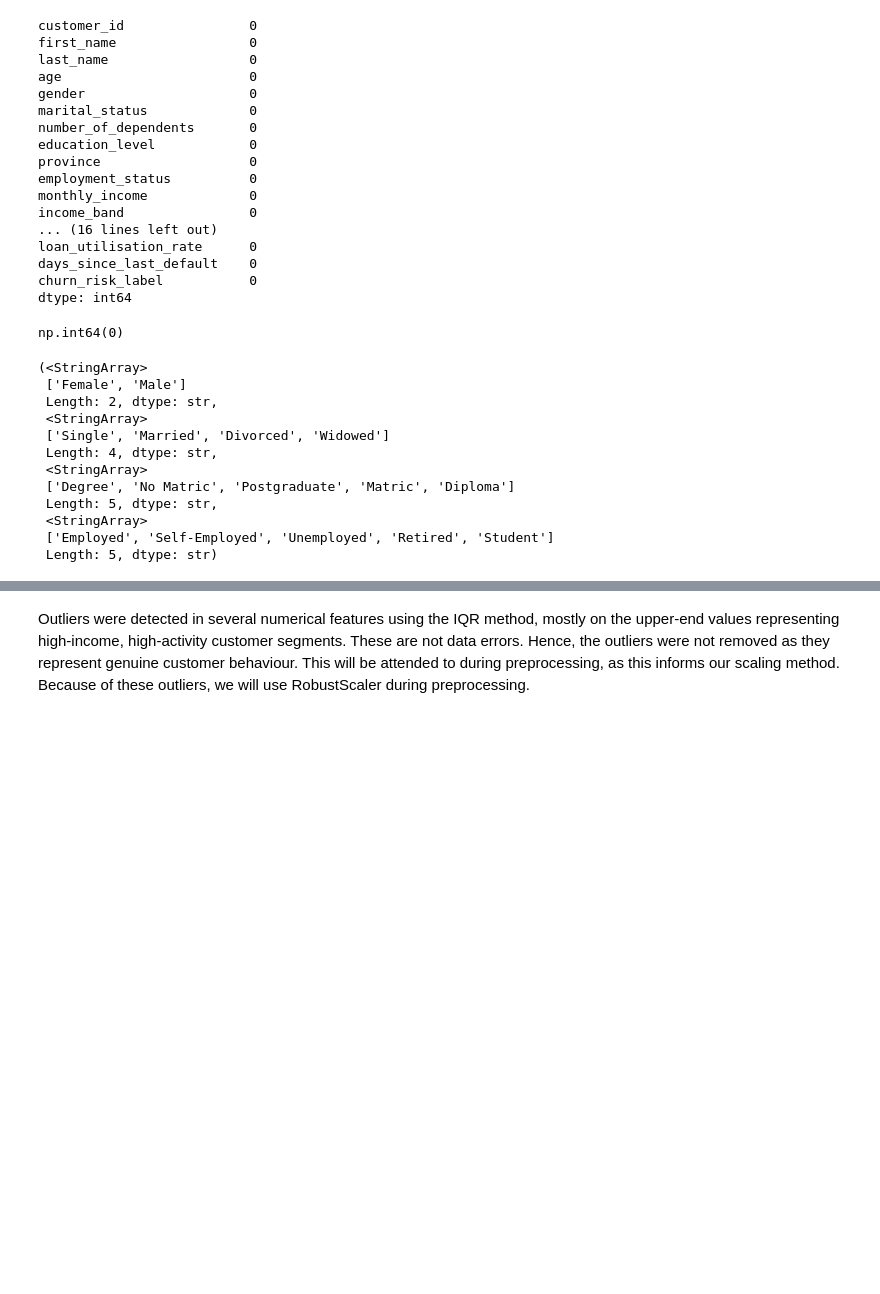
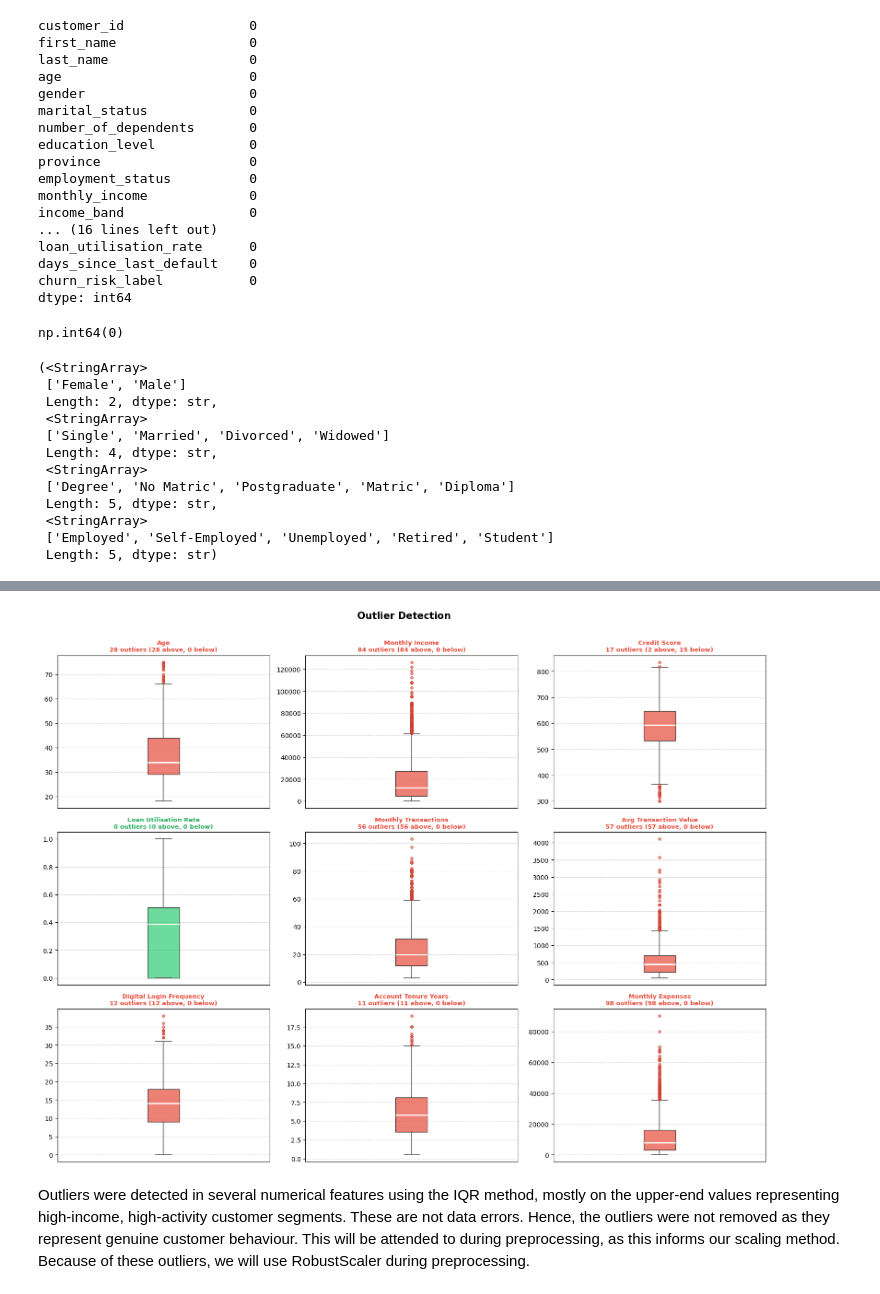
Before and after one commit to MukundiRams/customer-intelligence, a Jupyter notebook: retail-core.ipynb, the cells around one changed output, grey strips where cells are left out. Drawn from its saved outputs; the diff is of its cells as text; code cells hidden in the pictures; blank space fills up the shorter version.

```diff
--- a/retail-core.ipynb
+++ b/retail-core.ipynb
@@ -265,3 +231,84 @@ monthly_expenses:
+# %%
+# Visualie the distributions and outliers using boxplots
+outlier_cols = [
+    'age', 'monthly_income', 'credit_score',
+    'loan_utilisation_rate', 'monthly_transactions', 'avg_transaction_value',
+    'digital_login_frequency', 'account_tenure_years', 'monthly_expenses'
+]
+
+fig, axes = plt.subplots(3, 3, figsize=(16, 12))
+axes = axes.flatten()
+
+for idx, col in enumerate(outlier_cols):
+
+    # IQR
+    Q1  = df[col].quantile(0.25)
+    Q3  = df[col].quantile(0.75)
+    IQR = Q3 - Q1
+    upper_bound = Q3 + 1.5 * IQR
+    lower_bound = Q1 - 1.5 * IQR
+
+    n_upper = (df[col] > upper_bound).sum()
+    n_lower = (df[col] < lower_bound).sum()
+    n_total = n_upper + n_lower
+
+    # Colour the box red if outliers exist, green if clean
+    box_color = "#e74c3c" if n_total > 0 else "#2ecc71"
+
+    bp = axes[idx].boxplot(
+        df[col].dropna(),
+        vert=True,
+        patch_artist=True,          # Filled boxes
+        flierprops=dict(
+            marker='o',
+            markerfacecolor='#e74c3c',
+            markeredgecolor='#c0392b',
+            markersize=4,
+            alpha=0.6,
+            linestyle='none'
+        ),
+        medianprops=dict(color='white', linewidth=2),
+        boxprops=dict(facecolor=box_color, alpha=0.7),
+        whiskerprops=dict(color='#555555', linewidth=1.2),
+        capprops=dict(color='#555555', linewidth=1.2)
+    )
+
+    # Title with outlier count
+    axes[idx].set_title(
+        f"{col.replace('_', ' ').title()}\n"
+        f"{n_total} outlier{'s' if n_total != 1 else ''} "
+        f"({n_upper} above, {n_lower} below)",
+        fontsize=9.5,
+        fontweight='bold',
+        color='#e74c3c' if n_total > 0 else '#27ae60'
+    )
+
+    axes[idx].set_xticks([])
+    axes[idx].yaxis.grid(True, linestyle='--', alpha=0.5)
+    axes[idx].set_axisbelow(True)
+
+    # # Annotate the upper bound line
+    # axes[idx].axhline(
+    #     y=upper_bound,
+    #     color='navy', linestyle='--',
+    #     linewidth=0.9, alpha=0.6
+    # )
+    # if lower_bound > df[col].min():
+    #     axes[idx].axhline(
+    #         y=lower_bound,
+    #         color='navy', linestyle='--',
+    #         linewidth=0.9, alpha=0.6
+    #     )
+
+plt.suptitle(
+    "Outlier Detection",
+    fontsize=15, fontweight='bold', y=1.01
+)
+
+plt.tight_layout()
+plt.show()
+# %% [output]
+[figure, added]
 # %% [markdown]
 Outliers were detected in several numerical features using the IQR method, mostly on the upper-end values representing high-income, high-activity customer segments. These are not data errors. Hence, the outliers were not removed as they represent genuine customer behaviour. This will be attended to during preprocessing, as this informs our scaling method. Because of these outliers, we will use RobustScaler during preprocessing.
 # %% [markdown]
```
Also changed, not shown: parts of 69 cells of this notebook, 1 other file.
